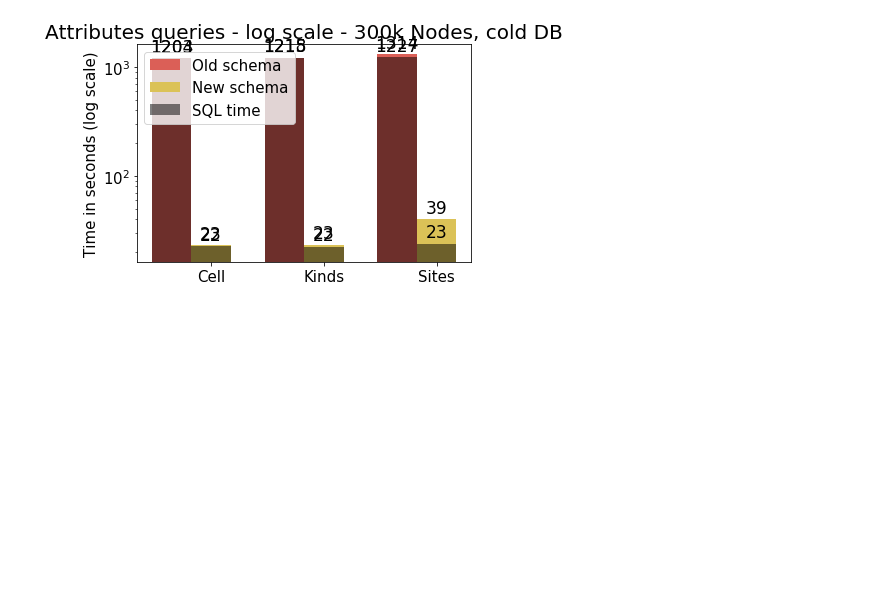
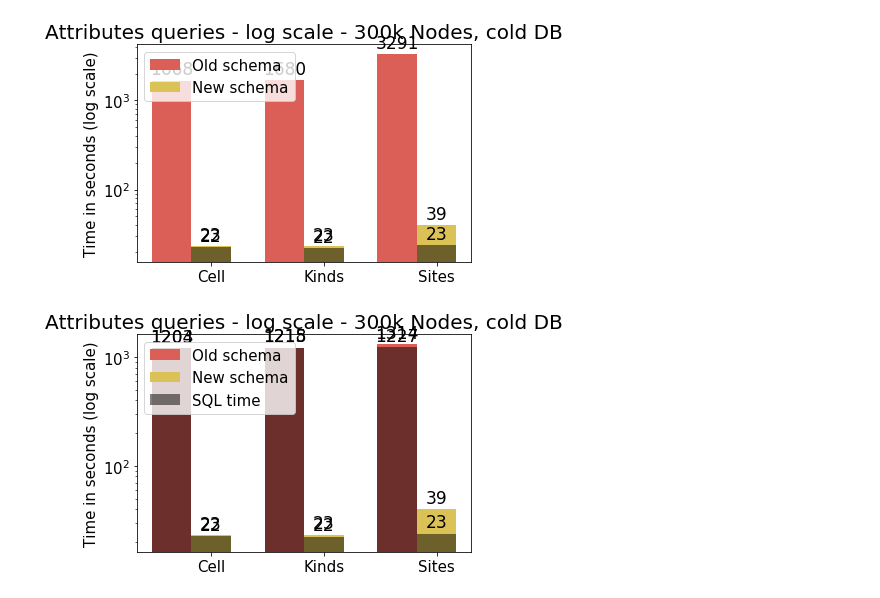
Before and after one commit to szoupanos/aiida_experiments, a Jupyter notebook: speedup_experiments/1.x_v2/graphs/graphs.ipynb, the cells around one changed output. Saved outputs shown, nothing was run; the diff lists cells and outputs as text; code cells hidden in the pictures; blank space fills up the shorter version.

Commit message:
Added Django EAV timings simulating the behaviour of QB when asking queries (first you get the node ids and then the attribute for eevry node id)

```diff
--- a/speedup_experiments/1.x_v2/graphs/graphs.ipynb
+++ b/speedup_experiments/1.x_v2/graphs/graphs.ipynb
@@ -4,6 +4,64 @@
 import seaborn as sns
 import matplotlib.pyplot as plt
 import numpy as np
+# %%
+# JSON speed-up experiments performed by Spyros (repeating Jocelyn's attribute experiments)
+# With a Django database provided by Davide. It's the continuation of Mounet's database.
+# For AiiDA v1
+
+# In this comparison the time of the re-construction (de-serialization) of the attributes is
+# calculated (Django EAV).
+# On the other hand since there are many SQL queries (one per node to get the corresponding
+# attributes  of that node), the SQL time for the Django EAV case can not be estimated.
+
+# 300k nodes - part of group 20160222-225236 - Cold DB
+
+axis_size = 15
+val_size = 17
+title_size = 20
+legent_size = 15
+
+old_schema = [1668.982449535, 1680.56568567, 3291.3400147]
+new_schema = [23.0278289318, 23.1643459797, 39.7718458176]
+new_schema_sql = [22.482981, 22.202875, 23.652955]
+indices = ("cell", "kinds", "sites")
+
+ind = np.arange(3)  # the x locations for the groups
+width = 0.35       # the width of the barc
+cols = sns.color_palette("hls", 8)
+
+fig, ax = plt.subplots()
+rects1 = ax.bar(ind, old_schema, width, log=True, color=cols[0])
+
+rects2 = ax.bar(ind + width, new_schema, width, log=True, color=cols[1])
+rects2_sql = ax.bar(ind + width, new_schema_sql, width, log=True, color='black', alpha=0.5)
+
+# add some text for labels, title and axes ticks
+ax.set_ylabel('Time in seconds (log scale)', fontsize=axis_size)
+ax.set_title('Attributes queries - log scale - 300k Nodes, cold DB', fontsize=title_size)
+ax.set_xticks(ind + width)
+plt.yticks(fontsize=axis_size)
+ax.set_xticklabels(('Cell', 'Kinds', 'Sites'), fontsize=axis_size)
+
+ax.legend((rects1[0], rects2[0]), ('Old schema', 'New schema', 'SQL time'),
+          fontsize=legent_size, loc="upper left")
+
+def autolabel(rects):
+    # attach some text labels
+    for rect in rects:
+        height = rect.get_height()
+        ax.text(rect.get_x() + rect.get_width()/2., 1.05*height,
+                '%d' % int(height),
+                ha='center', va='bottom', fontsize=val_size)
+
+autolabel(rects1)
+# autolabel(rects1_sql)
+autolabel(rects2)
+autolabel(rects2_sql)
+
+plt.savefig("attr_queries_300_cold_with_attr_ser.svg")
+# %% [output]
+[figure, added]
 # %%
 # JSON speed-up experiments performed by Spyros (repeating Jocelyn's attribute experiments)
 # With a Django database provided by Davide. It's the continuation of Mounet's database.
```
Also changed, not shown: parts of 7 cells of this notebook, 5 other files.
